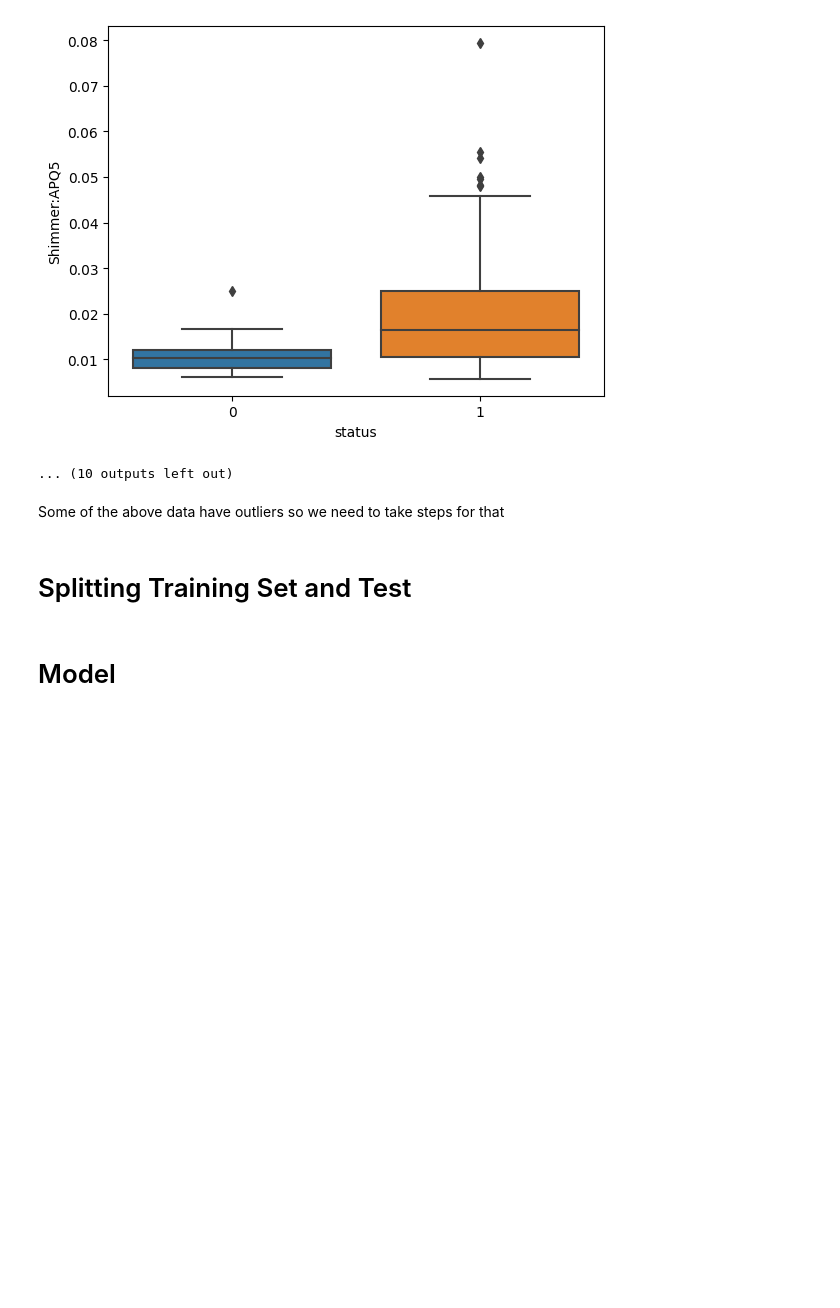
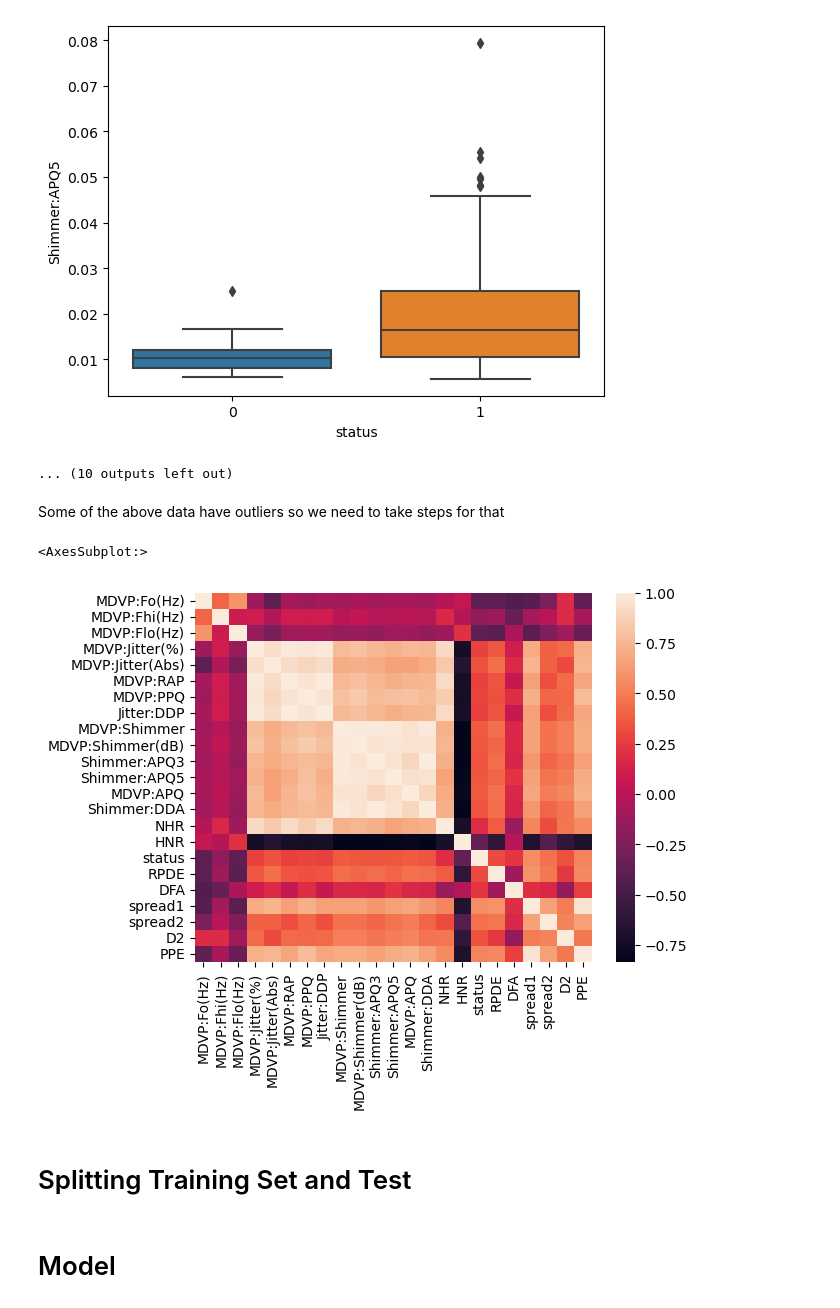
Before and after one commit to sharmaishan2511/Parkinsons-Disease-Prediction, a Jupyter notebook: notebook/parkinsons-disease-prediction.ipynb, the cells around one changed output. Drawn from its saved outputs; the diff is of its cells as text; code cells hidden in the pictures; blank space fills up the shorter version.

```diff
--- a/notebook/parkinsons-disease-prediction.ipynb
+++ b/notebook/parkinsons-disease-prediction.ipynb
@@ -15,7 +32,7 @@ from sklearn.ensemble import RandomForestClassifier
 # %%
 #importing th dataset
 
-df = pd.read_csv("data/parkinsons.csv")
+df = pd.read_csv("/kaggle/input/parkinsonsdataset/parkinsons.csv")
 # %% [markdown]
 # Analysis of Data
 # %%
@@ -139,6 +156,13 @@ for feature in features:
 ... (10 outputs left out)
 # %% [markdown]
 Some of the above data have outliers so we need to take steps for that
+# %%
+# heatmap
+correlation = df.corr()
+sns.heatmap(correlation)
+# %% [output]
+<AxesSubplot:>
+[figure, added]
 # %% [markdown]
 # Splitting Training Set and Test
 # %%
```
Also changed, not shown: parts of 25 cells of this notebook, 7 other files.
